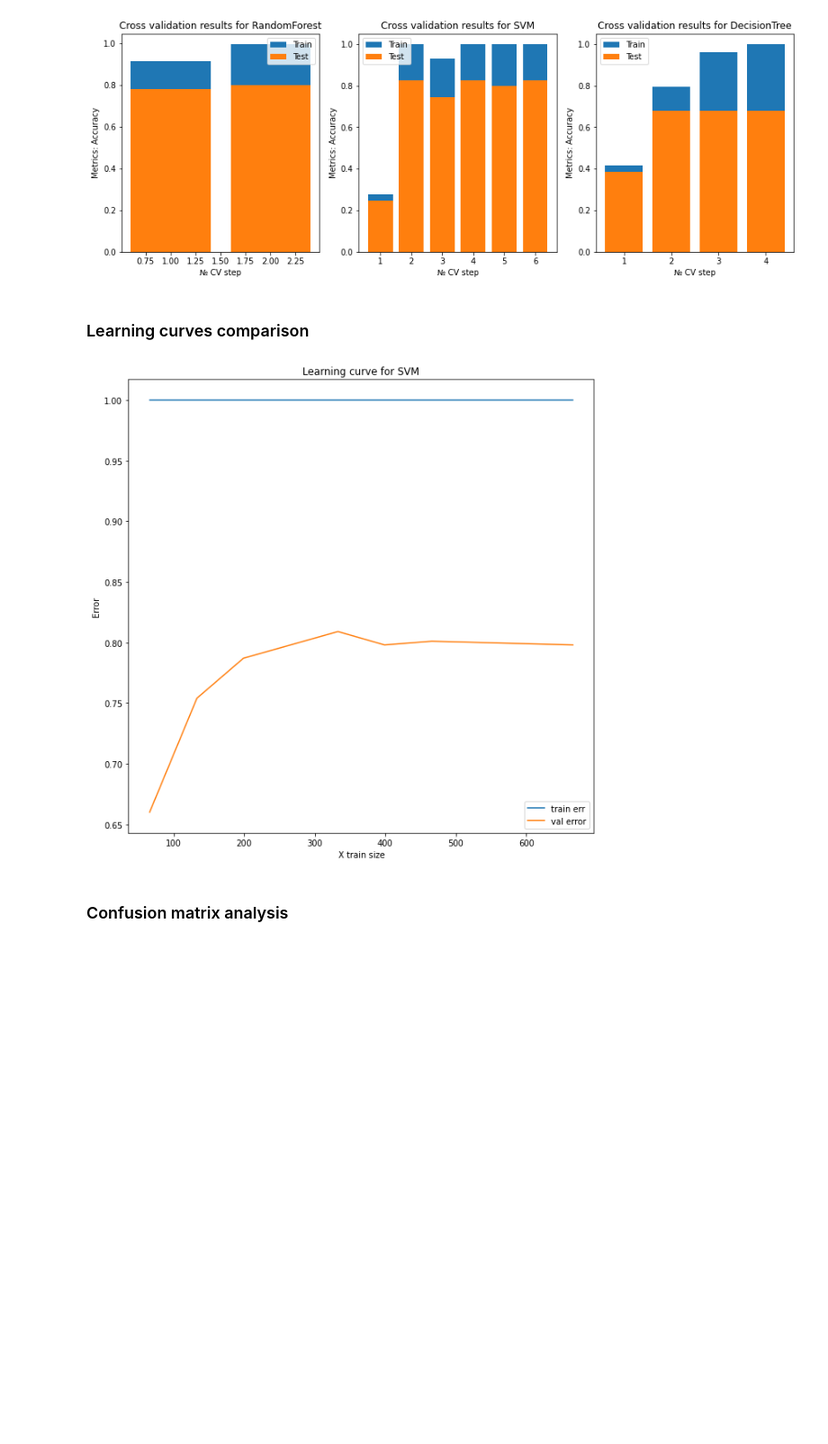
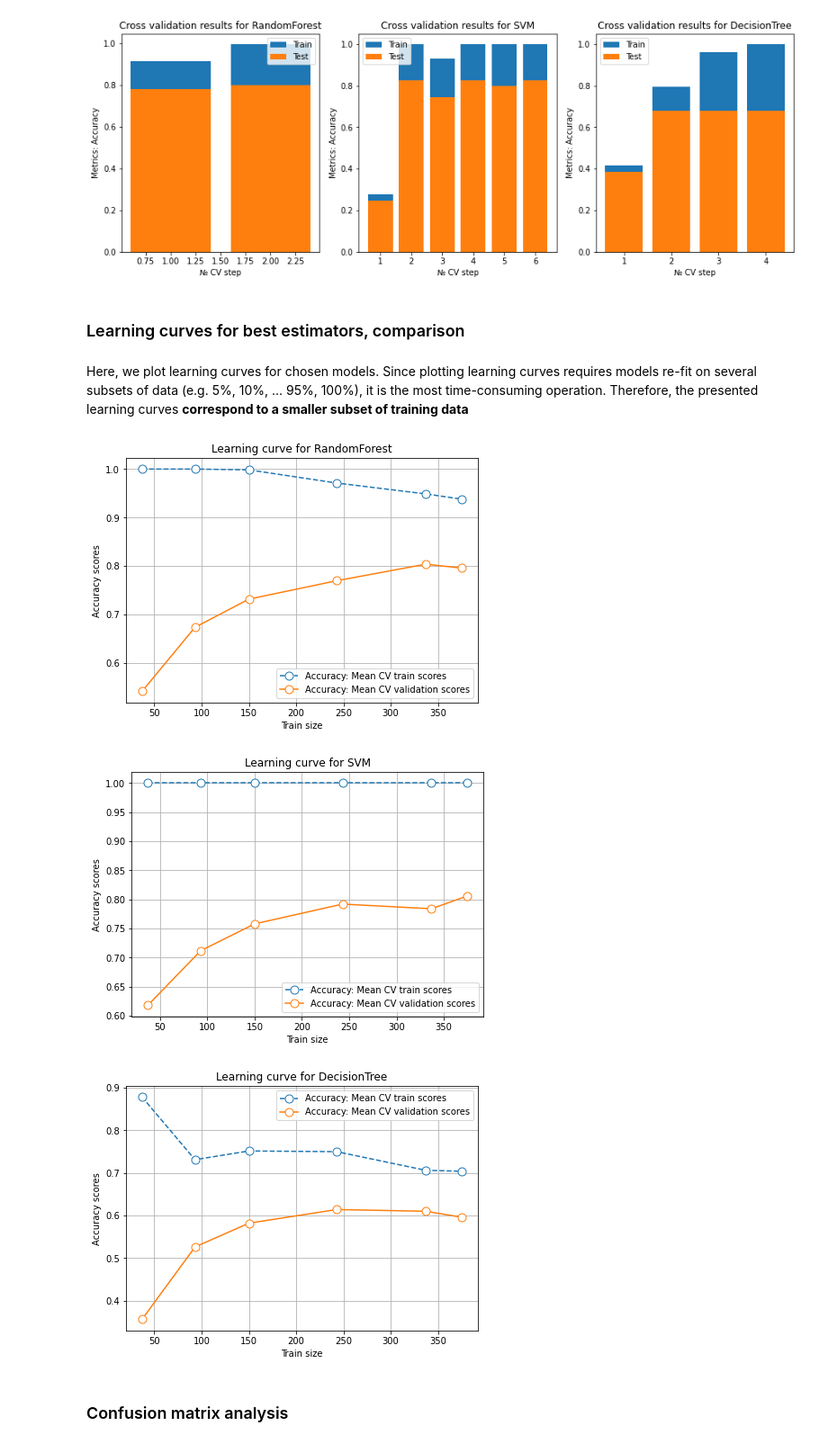
Before and after one commit to PashaIanko/ClothesClassifier, a Jupyter notebook: main.ipynb, the cells around one changed output. Shown at 90% size. Cells and saved outputs as stored; diff of their text form; code cells hidden in the pictures; blank space fills up the shorter version.

Commit message:
Plotted learning curves

```diff
--- a/main.ipynb
+++ b/main.ipynb
@@ -465,38 +500,29 @@ plot_cv_metrics(
 # %% [output]
 [figure]
 # %% [markdown]
-### Learning curves comparison
+### Learning curves for best estimators, comparison
-# %%
-from sklearn.model_selection import learning_curve
-
-def plot_learning_curve(model, model_name, X, y, train_sizes, cv, scoring):
-    train_sizes, train_scores, validation_scores = learning_curve(
-        estimator = model,
-        X = X,
-        y = y,
-        train_sizes = train_sizes,
-        cv = cv,
-        scoring = scoring
-    )
-    plt.figure(figsize=(10, 10))
-    plt.plot(train_sizes, train_scores.mean(axis=1), label='train err')
-    plt.plot(train_sizes, validation_scores.mean(axis=1), label='val error')
-    plt.ylabel('Error')
-    plt.xlabel('X train size')
-    plt.title(f'Learning curve for {model_name}')
-    plt.legend()
+# %% [markdown]
+Here, we plot learning curves for chosen models. Since plotting learning curves requires models re-fit on several subsets of data (e.g. 5%, 10%, ... 95%, 100%), it is the most time-consuming operation.
+Therefore, the presented learning curves **correspond to a smaller subset of training data**
 # %%
-plot_learning_curve(
-    model = cv_results['SVM'].best_estimator_,
-    model_name = 'SVM',
-    X = X_train[:1000],
-    y = Y_train[:1000],
-    train_sizes = [0.1, 0.2, 0.3, 0.5, 0.6, 0.7, 1.0],
-    cv = 3,
-    scoring = 'accuracy'
-)
+subset_size = 500
+
+for model_name, res in cv_results.items():
+    model = res.best_estimator_
+    plot_learning_curve(
+        model = res.best_estimator_,
+        model_name = model_name,
+        X = X_train[: subset_size],
+        Y = Y_train[: subset_size],
+        train_sizes = [0.1, 0.25, 0.4, 0.65, 0.9, 1.0],
+        cv = 4,
+        scoring = 'accuracy',
+        metrics_name = 'Accuracy'
+    )
 # %% [output]
-[figure, old version]
+[figure, new version]
+[figure, added]
+[figure, added]
 # %% [markdown]
 ### Confusion matrix analysis
 # %% [markdown]
```
Also changed, not shown: parts of 2 cells of this notebook.
